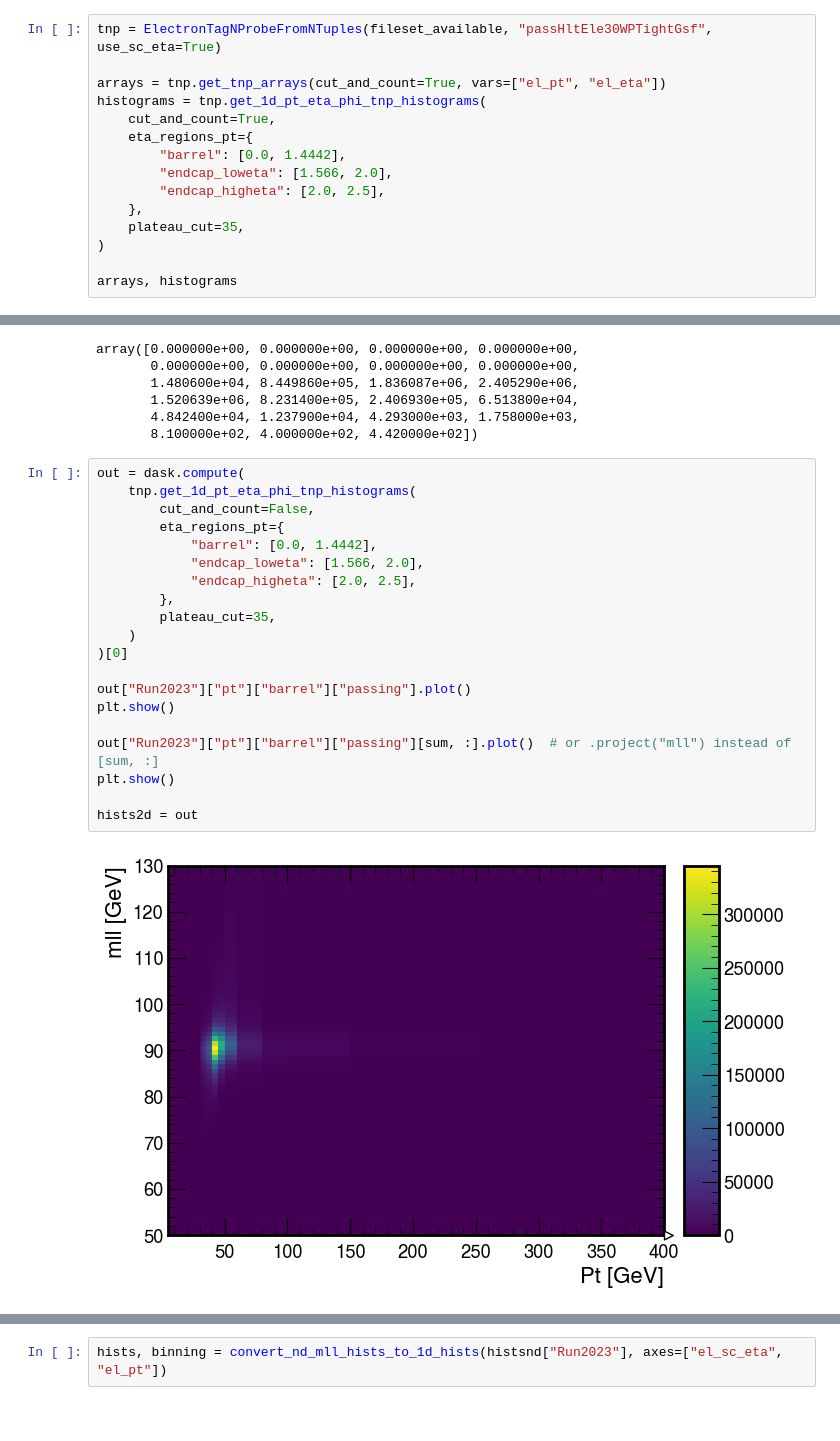
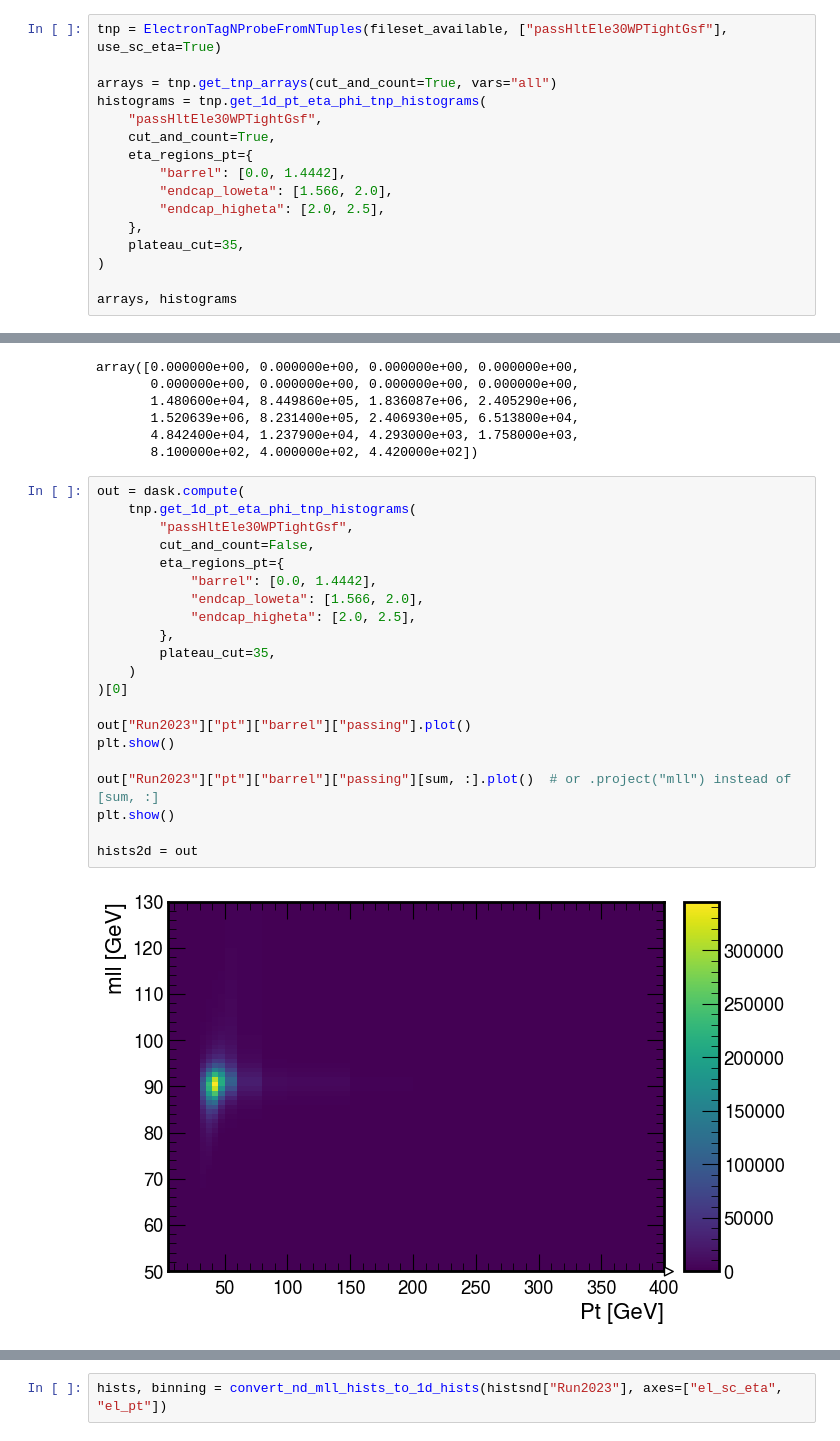
Before and after one commit to ikrommyd/egamma-tnp, a Jupyter notebook: notebooks/egamma_meeting_Apr_22_2024.ipynb, the cells around one changed output, grey strips where cells are left out. Cells and saved outputs as stored; diff of their text form.

```diff
--- a/notebooks/egamma_meeting_Apr_22_2024.ipynb
+++ b/notebooks/egamma_meeting_Apr_22_2024.ipynb
@@ -92,10 +99,11 @@ fileset = {"Run2023": {"files": {"../tnptuples/data_EGamma_Run2023.root": "tnpEl
 
 fileset_available, fileset_updated = preprocess(fileset, step_size=500_000, skip_bad_files=True)
 # %%
-tnp = ElectronTagNProbeFromNTuples(fileset_available, "passHltEle30WPTightGsf", use_sc_eta=True)
+tnp = ElectronTagNProbeFromNTuples(fileset_available, ["passHltEle30WPTightGsf"], use_sc_eta=True)
 
-arrays = tnp.get_tnp_arrays(cut_and_count=True, vars=["el_pt", "el_eta"])
+arrays = tnp.get_tnp_arrays(cut_and_count=True, vars="all")
 histograms = tnp.get_1d_pt_eta_phi_tnp_histograms(
+    "passHltEle30WPTightGsf",
     cut_and_count=True,
     eta_regions_pt={
         "barrel": [0.0, 1.4442],
@@ -195,24 +222,25 @@ array([0.000000e+00, 0.000000e+00, 0.000000e+00, 0.000000e+00,
 # %%
 out = dask.compute(
     tnp.get_1d_pt_eta_phi_tnp_histograms(
+        "passHltEle30WPTightGsf",
         cut_and_count=False,
         eta_regions_pt={
             "barrel": [0.0, 1.4442],
             "endcap_loweta": [1.566, 2.0],
             "endcap_higheta": [2.0, 2.5],
         },
         plateau_cut=35,
     )
 )[0]
 
 out["Run2023"]["pt"]["barrel"]["passing"].plot()
 plt.show()
 
 out["Run2023"]["pt"]["barrel"]["passing"][sum, :].plot()  # or .project("mll") instead of [sum, :]
 plt.show()
 
 hists2d = out
 # %% [output]
-[figure, old version]
+[figure, new version]
 [figure]
 # %%
```
Also changed, not shown: parts of 19 cells of this notebook.
